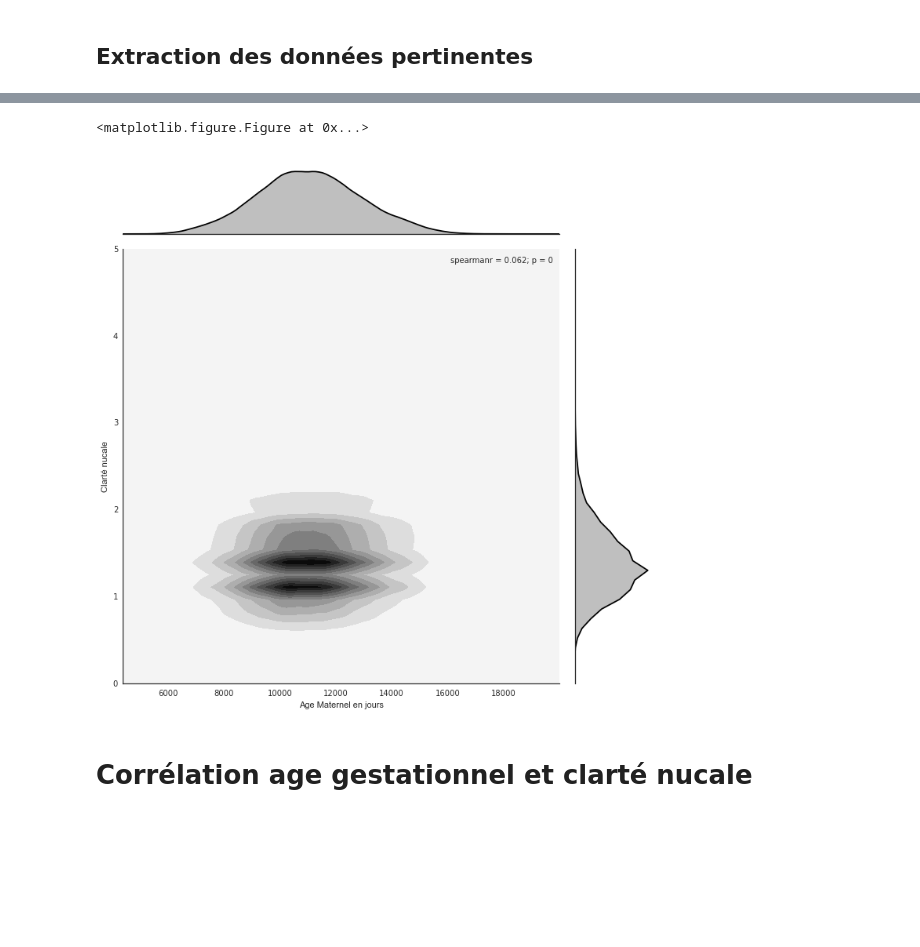
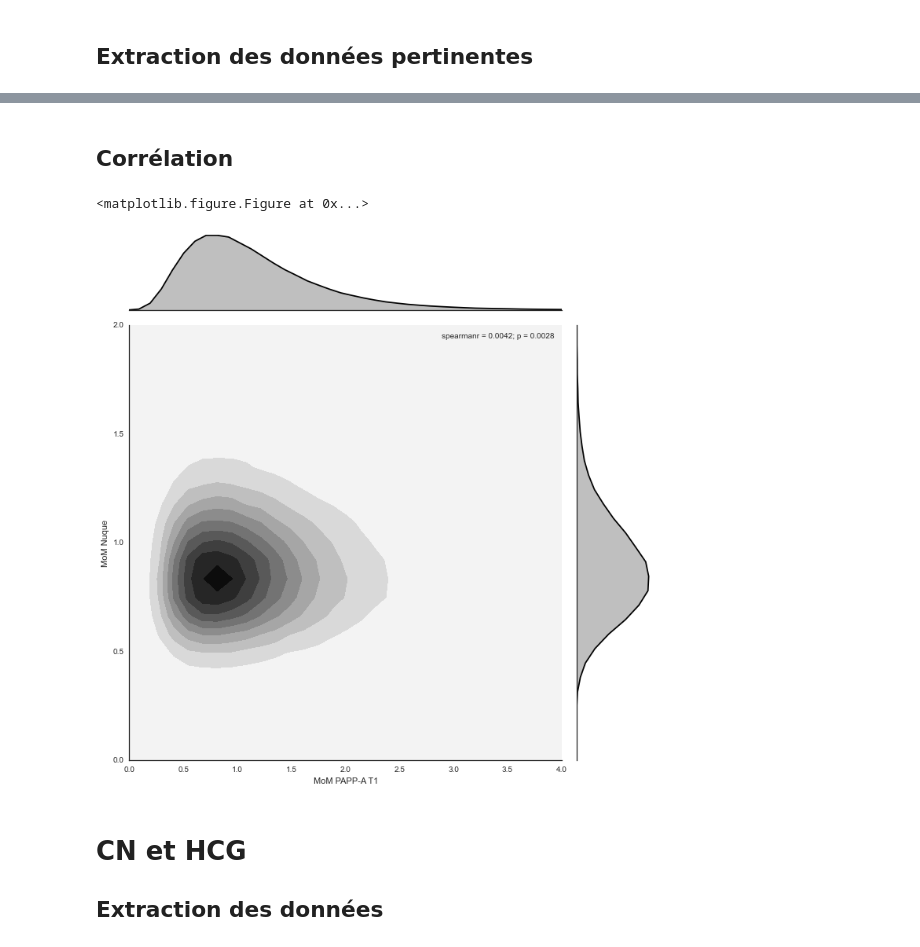
Before and after one commit to edouardklein/NuchalTransluency, a Jupyter notebook: Corrélations Clarté Nucale.ipynb, the cells around one changed output, grey strips where cells are left out. Cells and saved outputs as stored; diff of their text form; code cells hidden in the pictures; blank space fills up the shorter version.

Commit message:
Toutes les corrélations demandées

```diff
--- a/Corrélations Clarté Nucale.ipynb
+++ b/Corrélations Clarté Nucale.ipynb
@@ -45,2 +225,3 @@ Columns not in Data2013-1, but in Data2013-2 and Data2014 : {' caryotype_texte',
 # %%
-data= pd.concat([data1, data2, data3])[['LCC','Clarté nucale', 'Date Nuque', 'DDG', 'DDN']].dropna()
+data= pd.concat([data1, data2, data3])[['MoM PAPP-A T1', 'MoM Nuque']].dropna()
+data[:10], len(data)
@@ -47,6 +239,0 @@ data= pd.concat([data1, data2, data3])[['LCC','Clarté nucale', 'Date Nuque', 'D
-# %%
-data['Age Maternel'] = data['Date Nuque'] - data['DDN']
-data['Age Gestationnel'] = data['Date Nuque'] - data['DDG']
-data['Age Maternel en jours'] = data['Age Maternel'].dt.days
-data['Age Gestationnel en jours'] = data['Age Gestationnel'].dt.days
-data[:10]
@@ -75,15 +247,18 @@ On fait un test de spearman, car le pearson présuppose une distrib gaussienne p
+# %% [markdown]
+## Corrélation
 # %%
 plt.figure(figsize=(15,15))
 with sns.axes_style("white"):
-    sns.jointplot(x=data['Age Maternel en jours'],
-                  y=data['Clarté nucale'],
-                  ylim=[0, 5],
+    sns.jointplot(x=data['MoM PAPP-A T1'],
+                  y=data['MoM Nuque'],
+                  ylim=[0, 2],
+                  xlim=[0,4],
                   kind="kde", color="k",
                   size=10,
-                stat_func=scipy.stats.spearmanr);
-#plt.savefig('CNvsAM.pdf')
+                stat_func=scipy.stats.spearmanr)
 # %% [output]
 <matplotlib.figure.Figure at 0x...>
-[figure, old version]
+[figure, new version]
-# %% [markdown]
-# Corrélation age gestationnel et clarté nucale
+# %% [markdown]
+# CN et HCG
+## Extraction des données
```
Also changed, not shown: parts of 42 cells of this notebook.
